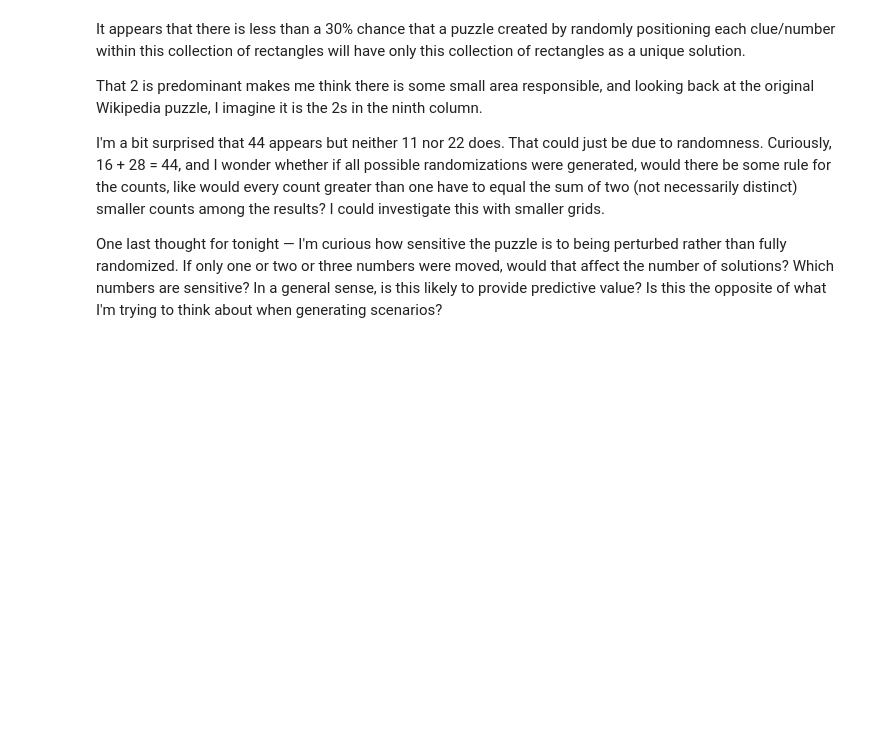
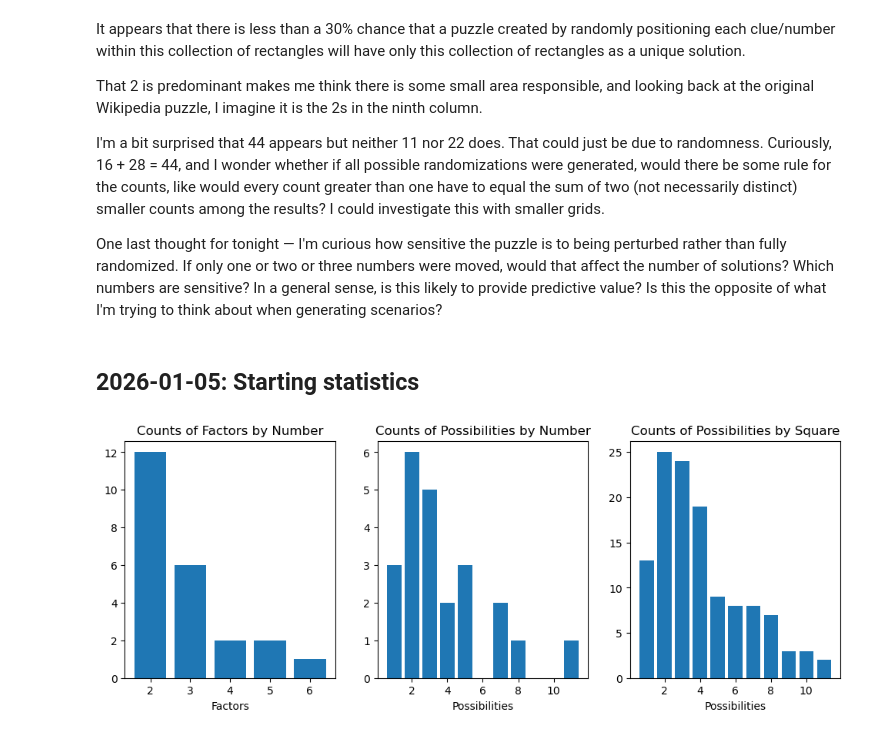
Before and after one commit to RobinFiveWords/shikaku, a Jupyter notebook: research.ipynb, the cells around one changed output. Drawn from its saved outputs; the diff is of its cells as text; code cells hidden in the pictures; blank space fills up the shorter version.

Commit message:
2026-01-05 starting statistics

```diff
--- a/research.ipynb
+++ b/research.ipynb
@@ -292,10 +292,11 @@ class Grid:
             yield rs
         # continue from some empty square; for now, using lowest zero bit
         lowest_zero_bit = ~current & (current + 1)
-        for rectangle in self.Qs[lowest_zero_bit]:
-            if not rectangle & current:
-                next_rs = rs | {rectangle}
-                yield from self.dfs(next_rs)
+        if lowest_zero_bit <= self.MAX:
+            for rectangle in self.Qs[lowest_zero_bit]:
+                if not rectangle & current:
+                    next_rs = rs | {rectangle}
+                    yield from self.dfs(next_rs)
 
     def solve(self):
         yield from self.dfs(set())
@@ -546,3 +547,21 @@ That 2 is predominant makes me think there is some small area responsible, and l
 I'm a bit surprised that 44 appears but neither 11 nor 22 does. That could just be due to randomness. Curiously, 16 + 28 = 44, and I wonder whether if all possible randomizations were generated, would there be some rule for the counts, like would every count greater than one have to equal the sum of two (not necessarily distinct) smaller counts among the results? I could investigate this with smaller grids.
 
 One last thought for tonight — I'm curious how sensitive the puzzle is to being perturbed rather than fully randomized. If only one or two or three numbers were moved, would that affect the number of solutions? Which numbers are sensitive? In a general sense, is this likely to provide predictive value? Is this the opposite of what I'm trying to think about when generating scenarios?
+# %% [markdown]
+## 2026-01-05: Starting statistics
+# %%
+tg_factors_by_number = sorted(Counter(len(factors(n)) for n in test_grid.Ns.values()).items())
+tg_possibilities_by_number = sorted(Counter(len(rs) for rs in test_grid.Rs.values()).items())
+tg_possibilities_by_square = sorted(Counter(len(rs) for rs in test_grid.Qs.values()).items())
+# %%
+def quickbar(ax, counts, xlabel, title):
+    ax.bar(*zip(*counts))
+    ax.set_xlabel(xlabel)
+    ax.set_title(title)
+# %%
+fig, axes = plt.subplots(1, 3, figsize=(12, 4))
+quickbar(axes[0], tg_factors_by_number, 'Factors', 'Counts of Factors by Number')
+quickbar(axes[1], tg_possibilities_by_number, 'Possibilities', 'Counts of Possibilities by Number')
+quickbar(axes[2], tg_possibilities_by_square, 'Possibilities', 'Counts of Possibilities by Square');
+# %% [output]
+[figure, added]
```
Also changed, not shown: parts of 4 cells of this notebook.
